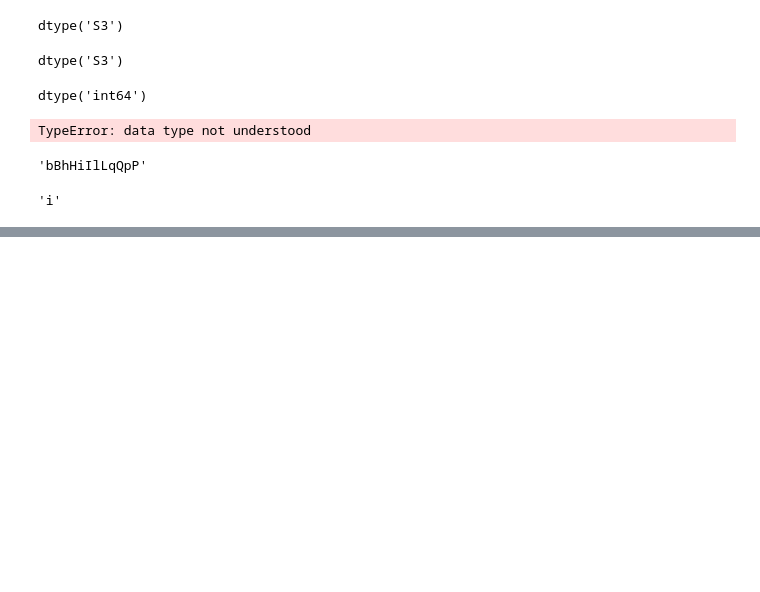
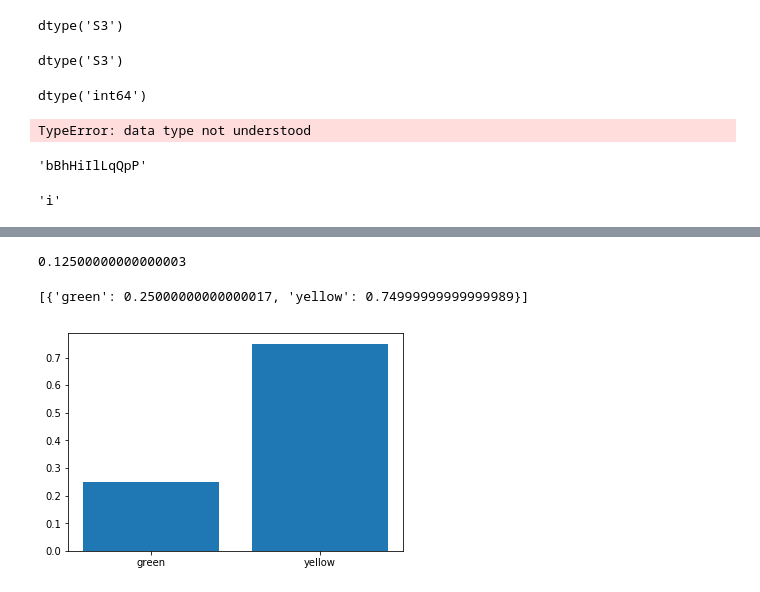
Before and after one commit to nnvutisa/EM_BayesNet, a Jupyter notebook: em.ipynb, the cells around one changed output, grey strips where cells are left out. Drawn from its saved outputs; the diff is of its cells as text; code cells hidden in the pictures; blank space fills up the shorter version.

```diff
--- a/em.ipynb
+++ b/em.ipynb
@@ -950,0 +1203,15 @@ np.array([1,0,1]).dtype.kind
+# %%
+new_model.probability(['apple', 'green', 'sweet', 'round'])
+# %% [output]
+0.12500000000000003
+# %%
+new_model.predict_proba({'fruit':'banana'})[1].parameters
+# %% [output]
+[{'green': 0.25000000000000017, 'yellow': 0.74999999999999989}]
+# %%
+fig, ax = plt.subplots()
+ax.bar(range(2), list(a1.values()), align='center')
+plt.xticks(range(2), list(a1.keys()))
+plt.show()
+# %% [output]
+[figure, added]
```
Also changed, not shown: parts of 18 cells of this notebook, 4 other files.
